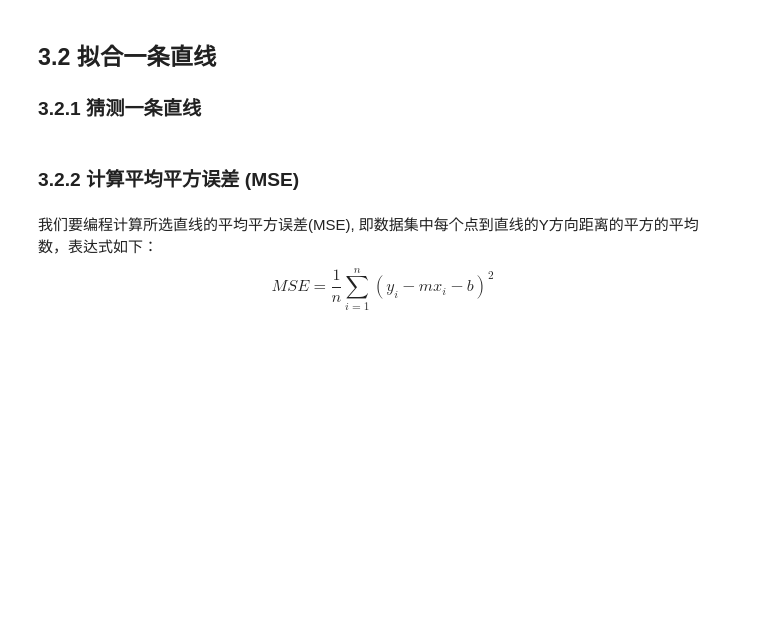
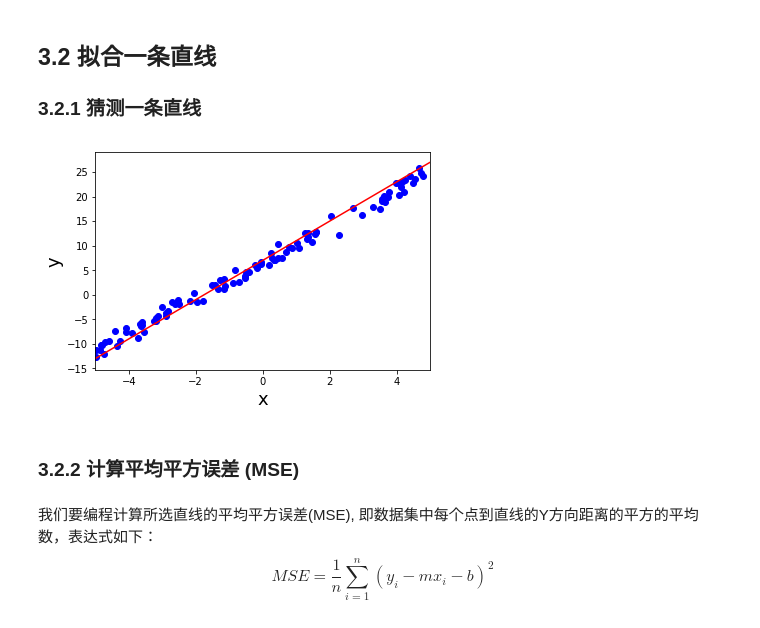
Before and after one commit to Srun01/linear_algebra, a Jupyter notebook: linear_regression_project.ipynb, the cells around one changed output. Drawn from its saved outputs; the diff is of its cells as text; code cells hidden in the pictures; blank space fills up the shorter version.

```diff
--- a/linear_regression_project.ipynb
+++ b/linear_regression_project.ipynb
@@ -428,20 +479,22 @@ plt.show()
 ### 3.2.1 猜测一条直线
 # %%
 #TODO 请选择最适合的直线 y = mx + b
-m1 = 0
-b1 = 0
+m1 = 4
+b1 = 7
 
 # 不要修改这里！
 plt.xlim((-5,5))
 x_vals = plt.axes().get_xlim()
 y_vals = [m1*x+b1 for x in x_vals]
 plt.plot(x_vals, y_vals, '-', color='r')
 
 plt.xlabel('x',fontsize=18)
 plt.ylabel('y',fontsize=18)
 plt.scatter(X,Y,c='b')
 
 plt.show()
+# %% [output]
+[figure, added]
 # %% [markdown]
 ### 3.2.2 计算平均平方误差 (MSE)
 # %% [markdown]
```
Also changed, not shown: parts of 14 cells of this notebook.
